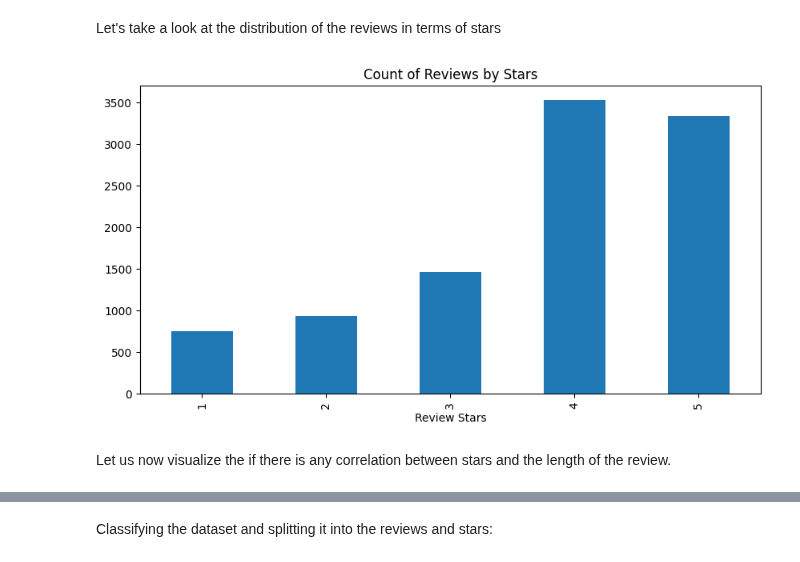
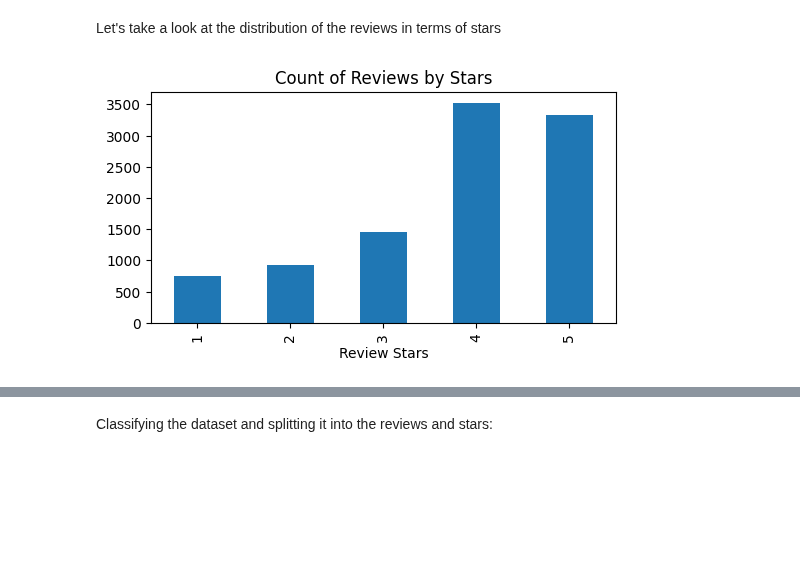
Before and after one commit to cynthialmy/Sentiment-Analysis-with-Scikit-learn, a Jupyter notebook: Hands_On_Sentiment_Analysis_with_Python.ipynb, the cells around one changed output, grey strips where cells are left out. Saved outputs shown, nothing was run; the diff lists cells and outputs as text; code cells hidden in the pictures; blank space fills up the shorter version.

```diff
--- a/Hands_On_Sentiment_Analysis_with_Python.ipynb
+++ b/Hands_On_Sentiment_Analysis_with_Python.ipynb
@@ -166,13 +75,10 @@ Summary of the dataset:
 # %% [markdown]
 Let's take a look at the distribution of the reviews in terms of stars
 # %%
-# ax = data['stars'].value_counts().sort_index().plot(kind='bar',
-#           title='Count of Reviews by Stars',
-#           figsize=(10, 5))
-# ax.set_xlabel('Review Stars')
-# plt.show()
+ax = data['stars'].value_counts().sort_index().plot(kind='bar',
+          title='Count of Reviews by Stars',
+          figsize=(6, 3))
+ax.set_xlabel('Review Stars')
+plt.show()
 # %% [output]
-[figure, old version]
+[figure, new version]
-# %% [markdown]
-
-Let us now visualize the if there is any correlation between stars and the length of the review.
```
Also changed, not shown: parts of 49 cells of this notebook.
